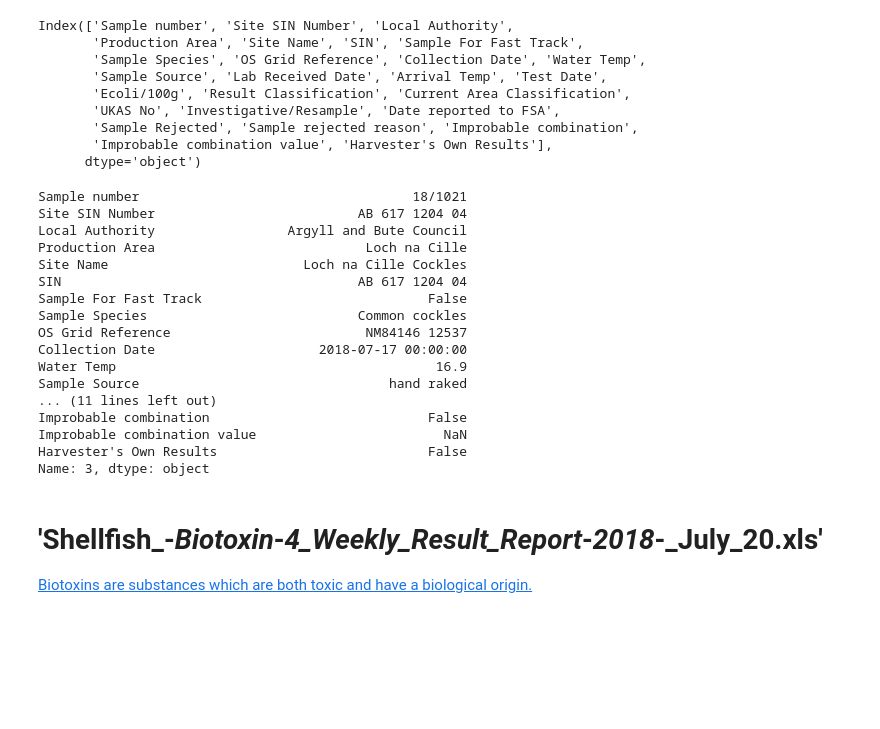
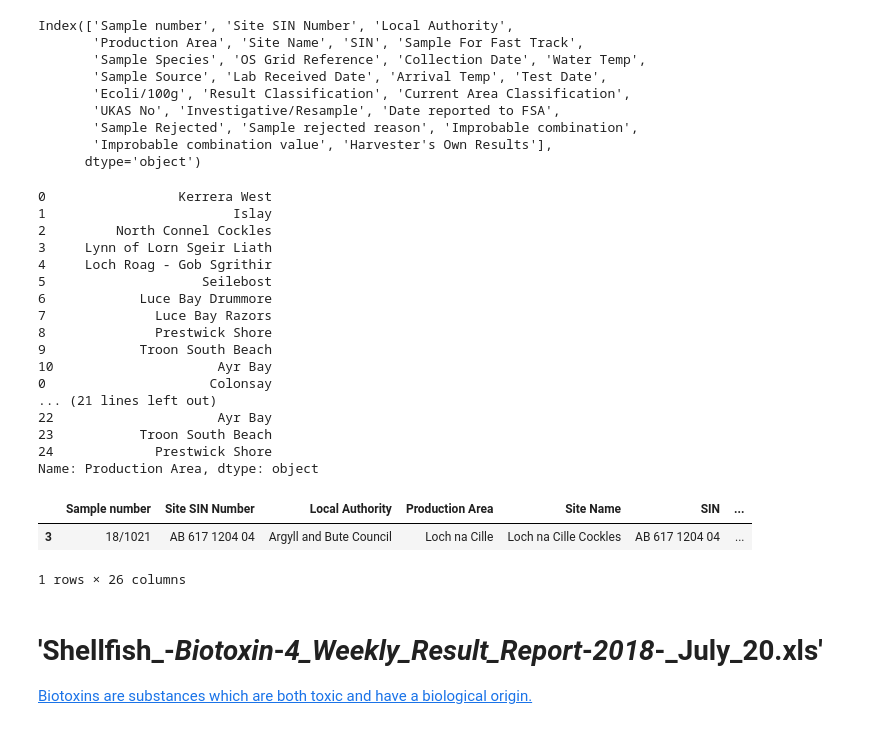
Before and after one commit to douglasmacdonald/python, a Jupyter notebook: notebooks/water_quality.ipynb, the cells around one changed output. Drawn from its saved outputs; the diff is of its cells as text; code cells hidden in the pictures; blank space fills up the shorter version.

Commit message:
Working on second data set.

```diff
--- a/notebooks/water_quality.ipynb
+++ b/notebooks/water_quality.ipynb
@@ -40,0 +72,2 @@ files_in_dir
+# %%
+filenames_shellfish_e_coli = [f for f in filesnames_shellfish if f.startswith('Shellfish_-_E._coli_')]
@@ -99,6 +155,9 @@ ax.legend(fontsize=20, loc=0)
 # %%
-e_coli_data = pd.read_excel(os.path.join(data_dir_path
-    , 'Shellfish_-_E._coli_-_Weekly_Result_Report_-_2018_-_July_20_.xls'))
+#e_coli_data = pd.read_excel(os.path.join(data_dir_path
+#    , 'Shellfish_-_E._coli_-_Weekly_Result_Report_-_2018_-_July_20_.xls'))
+
+#e_coli_data = pd.read_excel(os.path.join(data_dir_path
+#    , filenames_shellfish_e_coli[1]))
 # %%
 e_coli_data.columns
 # %% [output]
@@ -111,27 +170,33 @@ Index(['Sample number', 'Site SIN Number', 'Local Authority',
        'Sample Rejected', 'Sample rejected reason', 'Improbable combination',
        'Improbable combination value', 'Harvester's Own Results'],
       dtype='object')
+# %%
+e_coli_data['Production Area']
+# %% [output]
+0                 Kerrera West
+1                        Islay
+2         North Connel Cockles
+3     Lynn of Lorn Sgeir Liath
+4     Loch Roag - Gob Sgrithir
+5                    Seilebost
+6            Luce Bay Drummore
+7              Luce Bay Razors
+8              Prestwick Shore
+9            Troon South Beach
+10                     Ayr Bay
+0                     Colonsay
+... (21 lines left out)
+22                     Ayr Bay
+23           Troon South Beach
+24             Prestwick Shore
+Name: Production Area, dtype: object
 # %%
 # There is only one row
-e_coli_data[e_coli_data['Production Area'] == 'Loch na Cille'].iloc[0]
+e_coli_data[e_coli_data['Production Area'] == 'Loch na Cille']
 # %% [output]
+|  | Sample number | Site SIN Number | Local Authority | Production Area | Site Name | SIN | ... |
+| 3 | 18/1021 | AB 617 1204 04 | Argyll and Bute Council | Loch na Cille | Loch na Cille Cockles | AB 617 1204 04 | ... |
-Sample number                                   18/1021
-Site SIN Number                          AB 617 1204 04
-Local Authority                 Argyll and Bute Council
-Production Area                           Loch na Cille
-Site Name                         Loch na Cille Cockles
-SIN                                      AB 617 1204 04
-Sample For Fast Track                             False
-Sample Species                           Common cockles
-OS Grid Reference                         NM84146 12537
-Collection Date                     2018-07-17 00:00:00
-Water Temp                                         16.9
-Sample Source                                hand raked
-... (11 lines left out)
-Improbable combination                            False
-Improbable combination value                        NaN
-Harvester's Own Results                           False
-Name: 3, dtype: object
+1 rows × 26 columns
 # %% [markdown]
 # 'Shellfish_-_Biotoxin_-_4_Weekly_Result_Report_-_2018_-_July_20.xls'
 
```
Also changed, not shown: parts of 39 cells of this notebook.
